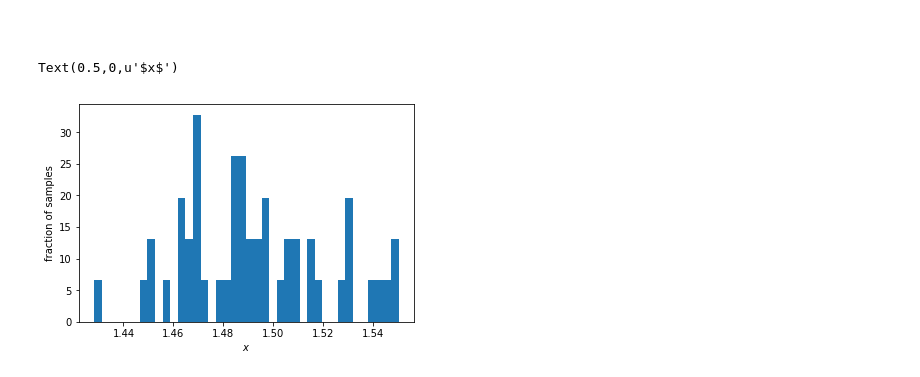
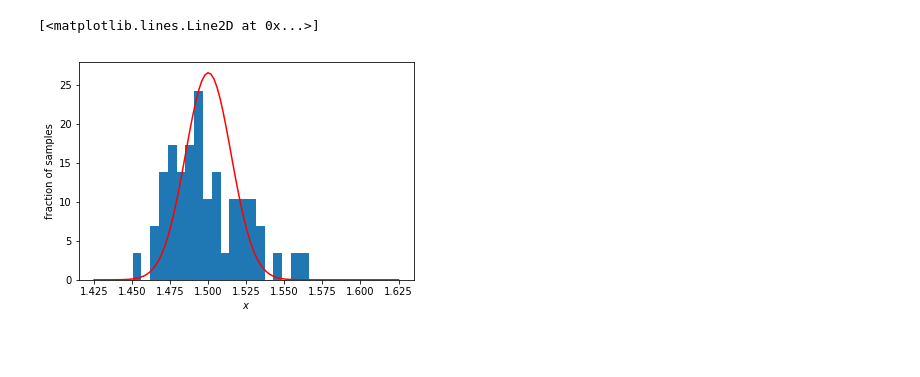
Before and after one commit to yaskovdev/data-science-sandbox, a Jupyter notebook: data-science-course/week5/final-test.ipynb, the cells around one changed output. Cells and saved outputs as stored; diff of their text form; code cells hidden in the pictures; blank space fills up the shorter version.

```diff
--- a/data-science-course/week5/final-test.ipynb
+++ b/data-science-course/week5/final-test.ipynb
@@ -14 +15,15 @@ plt.show()
+# %%
+b = 3
+
+pareto_rv = sts.pareto(b)
+
+mean = sts.pareto.mean(b)
+variance = sts.pareto.var(b)
+
+
+def f(samples_size, number_of_samples):
+    result = np.zeros(samples_size)
+    for i in range(number_of_samples):
+        result += pareto_rv.rvs(samples_size)
+    return result / number_of_samples
 # %% [markdown]
@@ -61,2 +64,0 @@ plt.hist([1,2,2,2.3,3], 3)
-# %% [markdown]
-#
@@ -65,16 +65,15 @@ import scipy.stats as sts
-# %%
-pareto_rv = sts.pareto(3)
-
-
-def f(n, size):
-    result = np.zeros(n)
-    for i in range(size):
-        result += pareto_rv.rvs(n)
-    return result / size
 # %%
-plt.hist(f(50, 1000), bins=40, normed=True)
+n = 50
+
+plt.hist(f(n, 1000), bins=20, normed=True)
 plt.ylabel('fraction of samples')
 plt.xlabel('$x$')
+
+norm_rv = sts.norm(mean, variance / n)
+x = np.linspace(1.425, 1.625, 100)
+pdf = norm_rv.pdf(x)
+
+plt.plot(x, pdf, color='r')
 # %% [output]
-Text(0.5,0,u'$x$')
+[<matplotlib.lines.Line2D at 0x...>]
-[figure, old version]
+[figure, new version]
```
Also changed, not shown: parts of 15 cells of this notebook.
